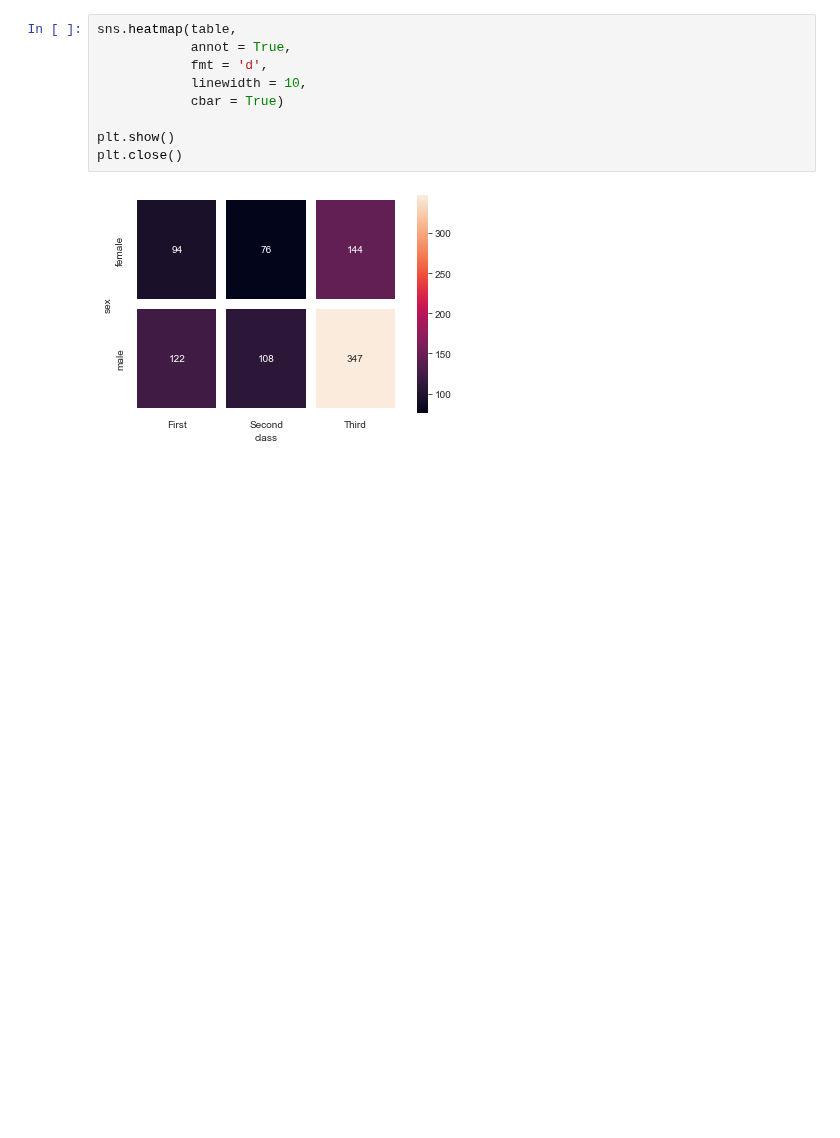
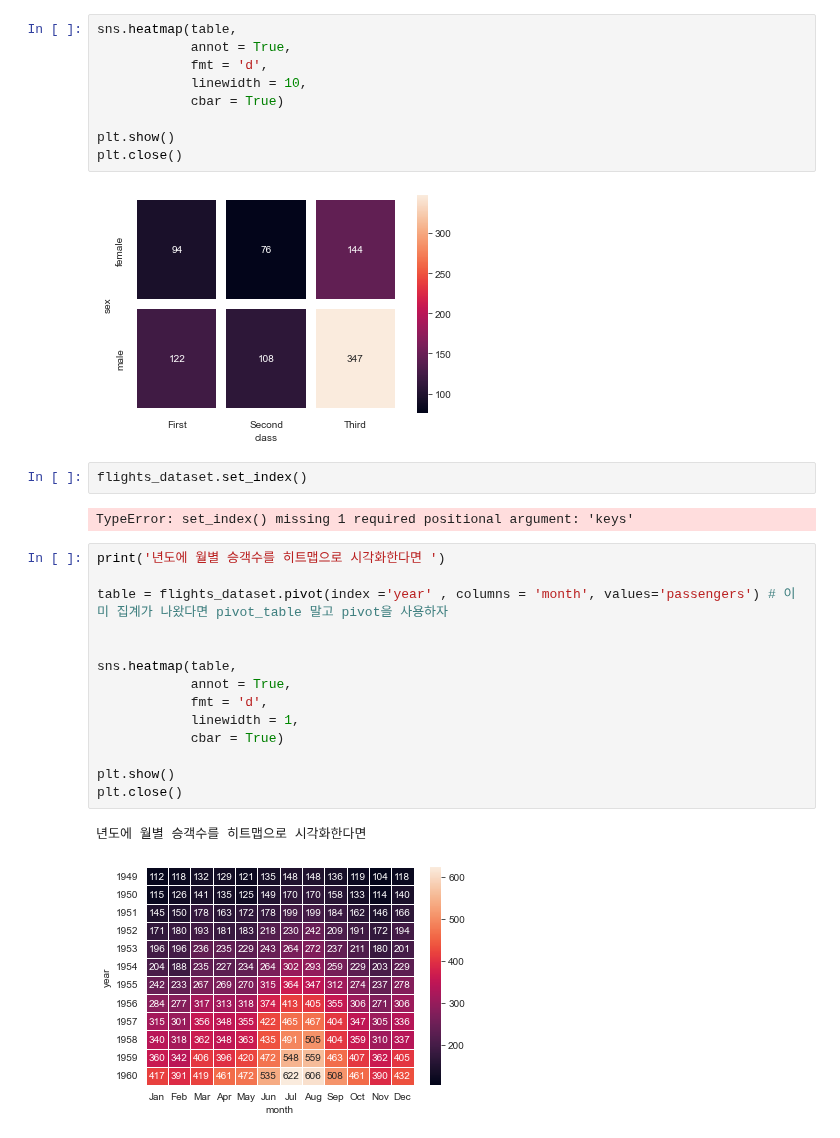
Before and after one commit to JaewooJason/Daily_Practice, a Jupyter notebook: 2022_AI_Visualization[03].ipynb, the cells around one changed output. Drawn from its saved outputs; the diff is of its cells as text; blank space fills up the shorter version.

```diff
--- a/2022_AI_Visualization[03].ipynb
+++ b/2022_AI_Visualization[03].ipynb
@@ -280,3 +285,24 @@ plt.show()
 plt.close()
 # %% [output]
 [figure]
+# %%
+flights_dataset.set_index()
+# %% [output]
+TypeError: set_index() missing 1 required positional argument: 'keys'
+# %%
+print('년도에 월별 승객수를 히트맵으로 시각화한다면 ')
+
+table = flights_dataset.pivot(index ='year' , columns = 'month', values='passengers') # 이미 집계가 나왔다면 pivot_table 말고 pivot을 사용하자
+
+
+sns.heatmap(table,
+            annot = True,
+            fmt = 'd',
+            linewidth = 1,
+            cbar = True)
+
+plt.show()
+plt.close()
+# %% [output]
+년도에 월별 승객수를 히트맵으로 시각화한다면
+[figure, added]
```
Also changed, not shown: parts of 3 cells of this notebook.
